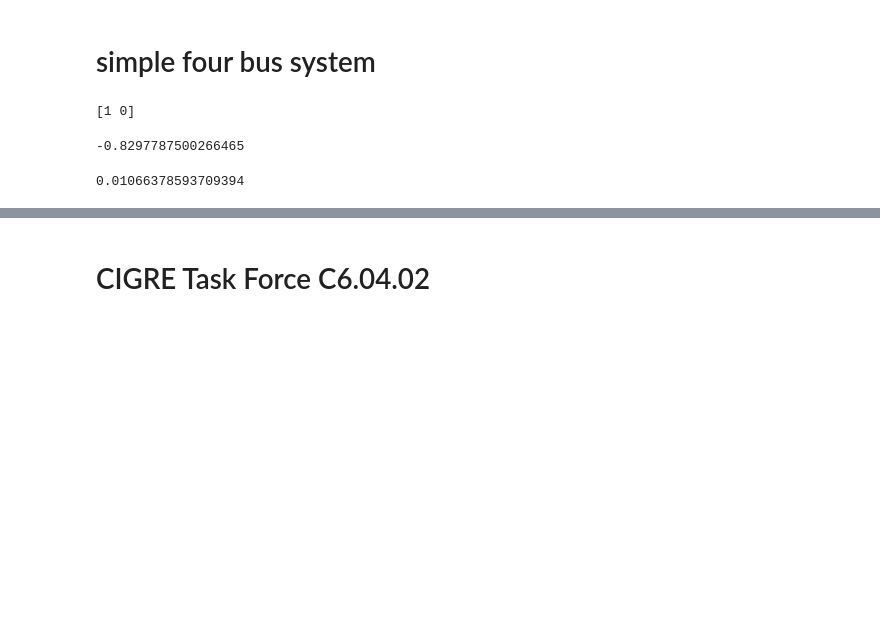
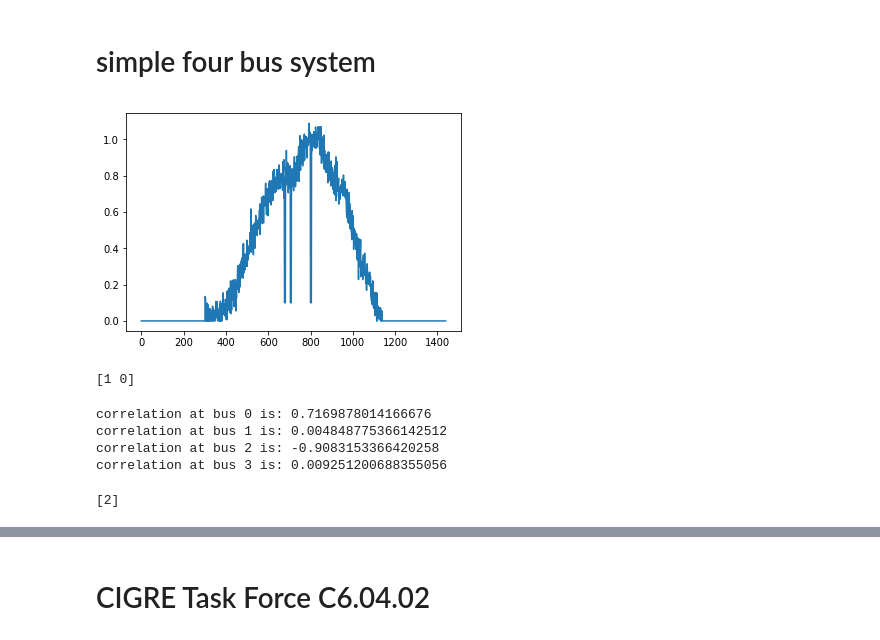
Before and after one commit to chaweewatp/norheastern_work_2, a Jupyter notebook: 8_test_system.ipynb, the cells around one changed output, grey strips where cells are left out. Cells and saved outputs as stored; diff of their text form; code cells hidden in the pictures; blank space fills up the shorter version.

```diff
--- a/8_test_system.ipynb
+++ b/8_test_system.ipynb
@@ -98,8 +101,10 @@ def create_measurement_unit(df_measurement, net):
 # simple four bus system
 # %%
 #modelling duck curve pattern for solar PV generation
-scaling_for_solar=np.array([0,0,0,0,0,0,0.02,0.1,0.3,0.5,0.7,0.8,0.9,1.0,1.0,0.8,0.7,0.4,0.2,0,0,0,0,0])
-scaling_for_solar=np.array([np.random.normal(item, 0.01, 60) if item !=0 else np.zeros(60) for item in scaling_for_solar])
+scaling_for_solar=np.array([0,0,0,0,0,0,0.02,0.1,0.3,0.5,0.7,0.8,0.8,1.0,1.0,0.8,0.7,0.4,0.2,0,0,0,0,0,0])
+# scaling_for_solar=np.array([np.random.normal(item, 0.01, 60) if item !=0 else np.zeros(60) for item in scaling_for_solar])
+scaling_for_solar=np.array([np.random.normal(item, 0.05, 1)[0] if item !=0 else np.zeros(1)[0] for ind in range(len(scaling_for_solar)-1) for item in np.linspace(scaling_for_solar[ind], scaling_for_solar[ind+1],60)])
+scaling_for_solar=np.array([value if value >0 else np.zeros(1)[0] for value in scaling_for_solar])
 scaling_for_solar.shape=(1,24*60)
 scaling_for_load=np.array([0.3,0.2,0.15,0.15, 0.2,0.25,
                           0.4,0.5,0.6,0.7,0.4,0.5,0.6,
@@ -110,8 +115,17 @@ scaling_for_load=np.array([[np.random.normal(item, 0.1, 15),
                             np.random.normal(item, 0.1, 15),
                             np.random.normal(item, 0.1, 15)] for item in scaling_for_load])
 scaling_for_load.shape=(1,24*60)
-# %%
-scaling_for_solar[0][800:804]=0.1
+# %%
+scaling_for_solar[0][800:805]=0.1
+scaling_for_solar[0][705:710]=0.1
+scaling_for_solar[0][677:682]=0.1
+# %%
+fig, ax = plt.subplots()
+
+ax.plot(range(len(scaling_for_solar[0])), scaling_for_solar[0])
+plt.show()
+# %% [output]
+[figure, added]
 # %%
 global upper_bus_accuracy, lower_bus_accuracy, upper_line_accuracy, lower_line_accuracy, upper_trafo_accuracy, lower_trafo_accuracy
 upper_bus_accuracy=1.03
@@ -150,8 +160,19 @@ df['bus3']=p_mw[:,1][1:][7*60:-5*60]
-# %%
-df['solar_irradiation'].corr(df['bus2'])
-# %% [output]
--0.8297787500266465
-# %%
-df['solar_irradiation'].corr(df['bus3'])
-# %% [output]
-0.01066378593709394
+# %%
+df=pd.DataFrame()
+df['solar_irradiation']=scaling_for_solar[0][7*60:-5*60]
+bus_has_solar_PV=[]
+for bus in range(0,len(p_mw[0])):
+    df['bus{}'.format(bus)]=p_mw[:,bus][1:][7*60:-5*60]
+    corr=df['solar_irradiation'].corr(df['bus{}'.format(bus)])
+    print('correlation at bus {} is: {}'.format(bus, corr))
+    if corr <-0.2:
+        bus_has_solar_PV.append(bus)
+# %% [output]
+correlation at bus 0 is: 0.7169878014166676
+correlation at bus 1 is: 0.004848775366142512
+correlation at bus 2 is: -0.9083153366420258
+correlation at bus 3 is: 0.009251200688355056
+# %%
+bus_has_solar_PV
+# %% [output]
+[2]
```
Also changed, not shown: parts of 38 cells of this notebook, 16 other files.
